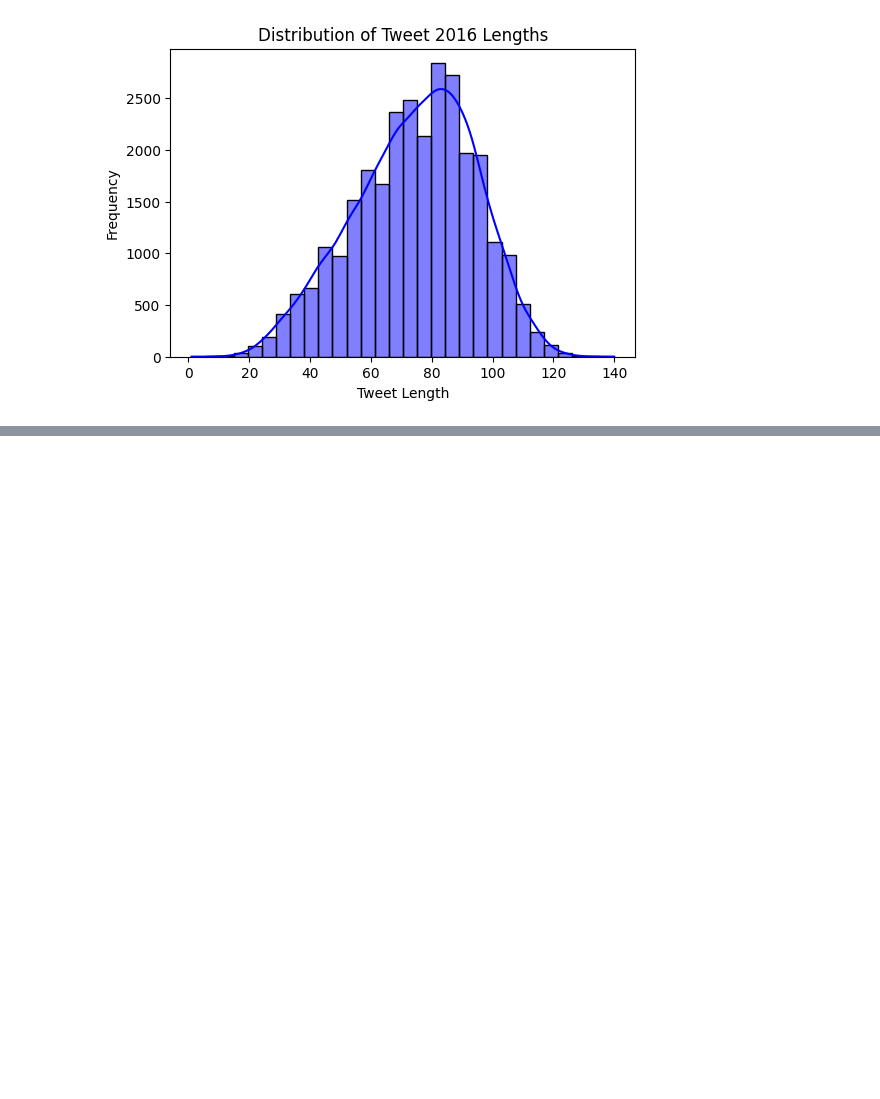
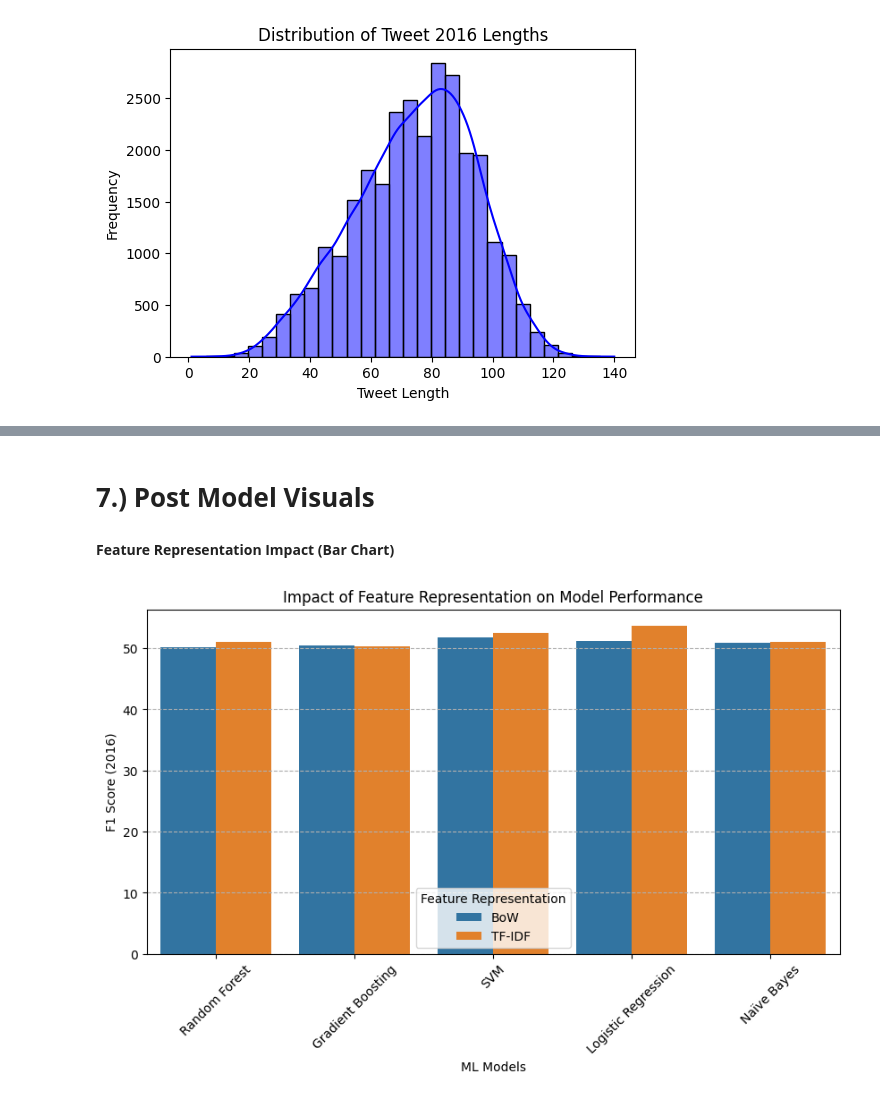
Before and after one commit to akpanitorobong/7120CEM-Natural_Language_Processing, a Jupyter notebook: 7120_CW.ipynb, the cells around one changed output, grey strips where cells are left out. Drawn from its saved outputs; the diff is of its cells as text; code cells hidden in the pictures; blank space fills up the shorter version.

```diff
--- a/7120_CW.ipynb
+++ b/7120_CW.ipynb
@@ -581,2 +696,20 @@ Training Naïve Bayes on 2016 data...
 
 Model performance results saved in 'model_performance.csv'.
+# %% [markdown]
+# **7.) Post Model Visuals**
+# %% [markdown]
+**Feature Representation Impact (Bar Chart)**
+# %%
+# Create bar plot
+plt.figure(figsize=(10, 5))
+sns.barplot(x=results_df["Model"], y=results_df["2016 F1 Score"], hue=results_df["Feature Representation"])
+
+plt.title("Impact of Feature Representation on Model Performance")
+plt.xlabel("ML Models")
+plt.ylabel("F1 Score (2016)")
+plt.xticks(rotation=45)
+plt.legend(title="Feature Representation")
+plt.grid(axis='y', linestyle='--')
+plt.show()
+# %% [output]
+[figure, added]
```
Also changed, not shown: parts of 17 cells of this notebook.
